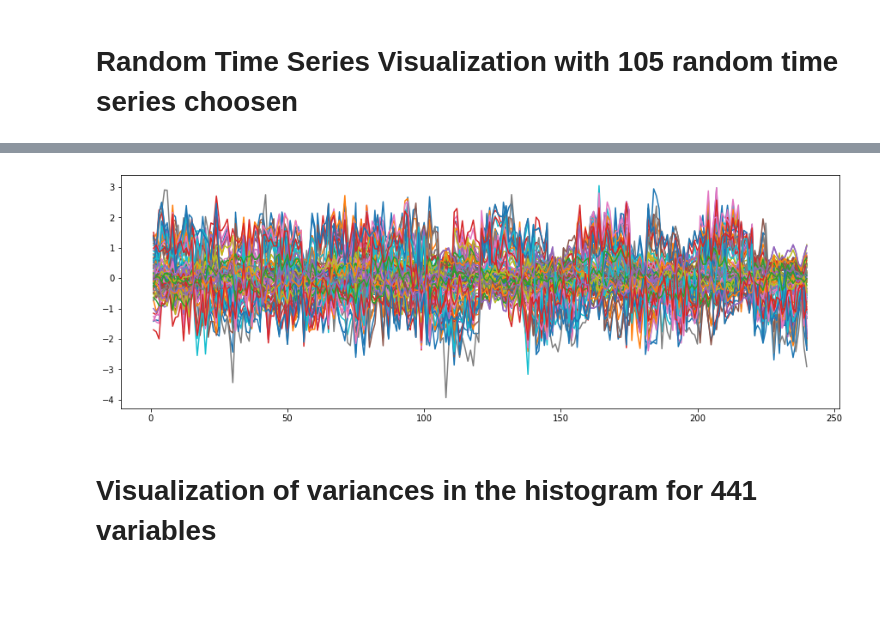
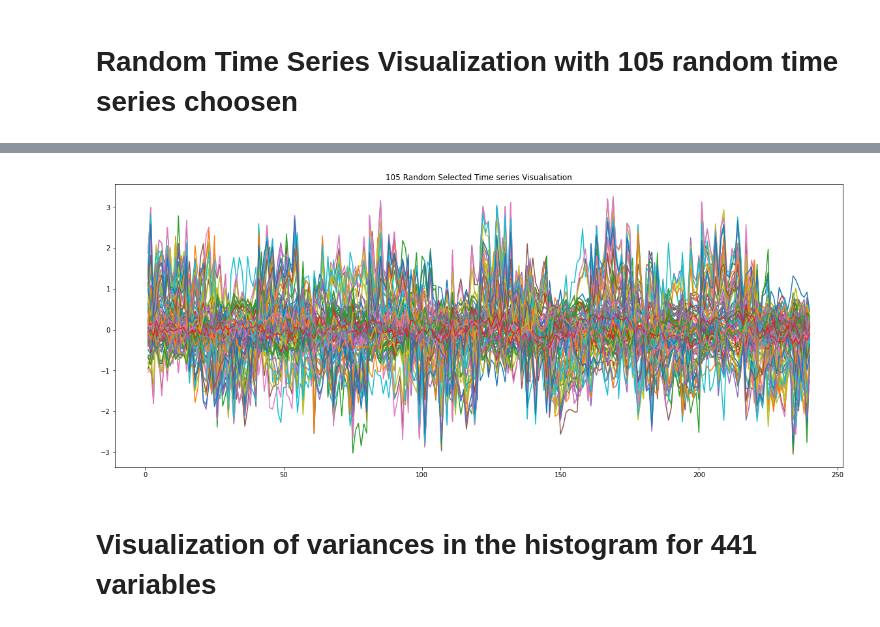
Before and after one commit to junzhin/Mast30034-Assignment1, a Jupyter notebook: assigment1_ver2.0.ipynb, the cells around one changed output, grey strips where cells are left out. Cells and saved outputs as stored; diff of their text form; code cells hidden in the pictures; blank space fills up the shorter version.

```diff
--- a/assigment1_ver2.0.ipynb
+++ b/assigment1_ver2.0.ipynb
@@ -476,9 +476,10 @@ print(index_random_selected)
 # %%
 x  =[ i + 1 for i in range(0,240)]
-fig = plt.figure(figsize = (15,5))
-plot = plt.plot(x, X[index_random_selected])
+fig = plt.figure(figsize = (20,8))
+plt.title("105 Random Selected Time series Visualisation")
+plot = plt.plot(x, X[index_random_selected],label = ["X " +str(i) for i in index_random_selected])
 # %% [output]
-[figure, old version]
+[figure, new version]
 # %% [markdown]
 # Visualization of variances in the histogram for 441 variables
 # %%
```
Also changed, not shown: parts of 14 cells of this notebook.
